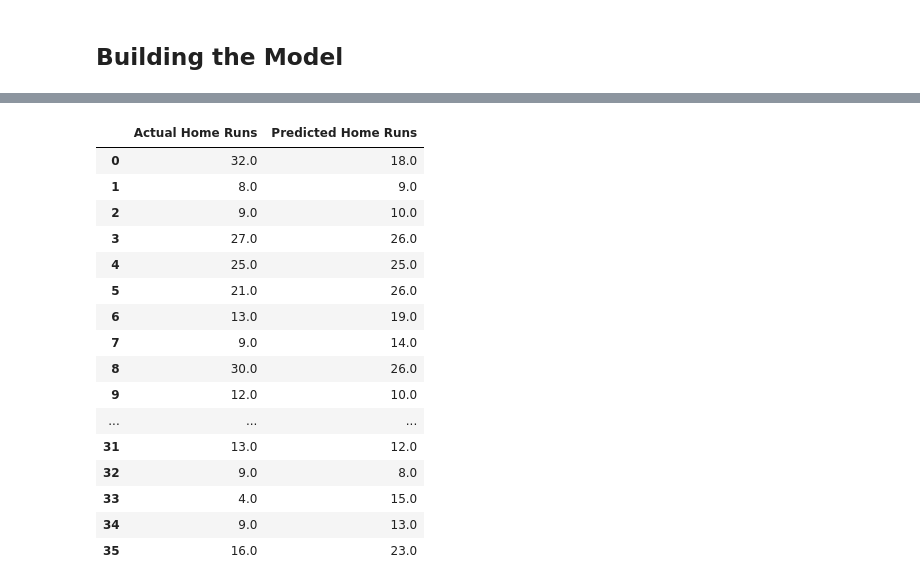
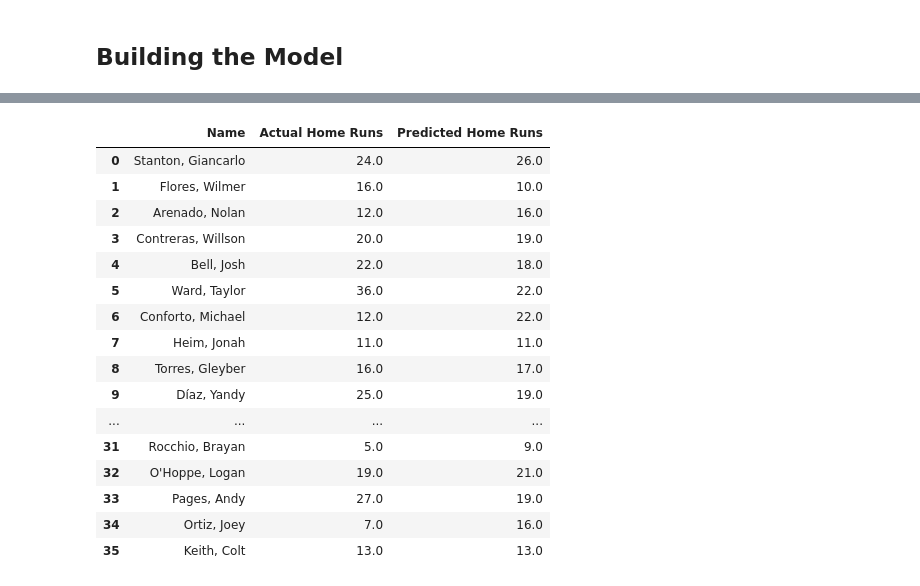
Before and after one commit to johnydc/Tigers-Home_Runs, a Jupyter notebook: notebooks/model.ipynb, the cells around one changed output, grey strips where cells are left out. Drawn from its saved outputs; the diff is of its cells as text; code cells hidden in the pictures.

```diff
--- a/notebooks/model.ipynb
+++ b/notebooks/model.ipynb
@@ -6,3 +6,11 @@ import sys
 print(sys.version)  # Verify Python version is between 3.11-3.12
 # %% [output]
 3.12.12 (main, Jan 14 2026, 23:36:32) [Clang 21.1.4 ]
+# %%
+import pandas as pd
+
+print("Loading Data ...\n")
+folder_path = "/Users/johnydc/Downloads/Tigers"  # Change this depending on your system path
+stats = pd.read_csv(folder_path + "/data/raw/stats.csv")
+stats = stats.rename(columns={"last_name, first_name": "name", "player_age": "age"})
+stats
@@ -85,7 +108,21 @@ Epoch 15/15
 y_pred = model.predict(X_val_scaled)
 y_pred = y_pred.flatten()
 y_pred = np.round(y_pred)
-d = {"Actual Home Runs": y_val, "Predicted Home Runs": y_pred}
+
+val_names = []
+val_indices = X_train_val_indices[val_idx]
+for index in val_indices:
+    count = 0
+    for i in range(4):
+        if index[i] == -1:
+            count += 1
+        else:
+            break
+    name = stats.loc[index[count], 'name']
+    val_names.append(name)
+
+d = {"Name": val_names, "Actual Home Runs": y_val, "Predicted Home Runs": y_pred}
 comparison = pd.DataFrame(data=d)
+comparison.to_csv(folder_path + "/results/predictions/val_pred.csv", index=False)
 comparison
 # %% [output]
@@ -93,20 +130,20 @@ comparison
-|  | Actual Home Runs | Predicted Home Runs |
-| 0 | 32.0 | 18.0 |
-| 1 | 8.0 | 9.0 |
-| 2 | 9.0 | 10.0 |
-| 3 | 27.0 | 26.0 |
-| 4 | 25.0 | 25.0 |
-| 5 | 21.0 | 26.0 |
-| 6 | 13.0 | 19.0 |
-| 7 | 9.0 | 14.0 |
-| 8 | 30.0 | 26.0 |
-| 9 | 12.0 | 10.0 |
-| ... | ... | ... |
-| 31 | 13.0 | 12.0 |
-| 32 | 9.0 | 8.0 |
-| 33 | 4.0 | 15.0 |
-| 34 | 9.0 | 13.0 |
-| 35 | 16.0 | 23.0 |
+|  | Name | Actual Home Runs | Predicted Home Runs |
+| 0 | Stanton, Giancarlo | 24.0 | 26.0 |
+| 1 | Flores, Wilmer | 16.0 | 10.0 |
+| 2 | Arenado, Nolan | 12.0 | 16.0 |
+| 3 | Contreras, Willson | 20.0 | 19.0 |
+| 4 | Bell, Josh | 22.0 | 18.0 |
+| 5 | Ward, Taylor | 36.0 | 22.0 |
+| 6 | Conforto, Michael | 12.0 | 22.0 |
+| 7 | Heim, Jonah | 11.0 | 11.0 |
+| 8 | Torres, Gleyber | 16.0 | 17.0 |
+| 9 | Díaz, Yandy | 25.0 | 19.0 |
+| ... | ... | ... | ... |
+| 31 | Rocchio, Brayan | 5.0 | 9.0 |
+| 32 | O'Hoppe, Logan | 19.0 | 21.0 |
+| 33 | Pages, Andy | 27.0 | 19.0 |
+| 34 | Ortiz, Joey | 7.0 | 16.0 |
+| 35 | Keith, Colt | 13.0 | 13.0 |
 # %%
 import matplotlib.pyplot as plt
 
```
Also changed, not shown: parts of 5 cells of this notebook, 8 other files.
